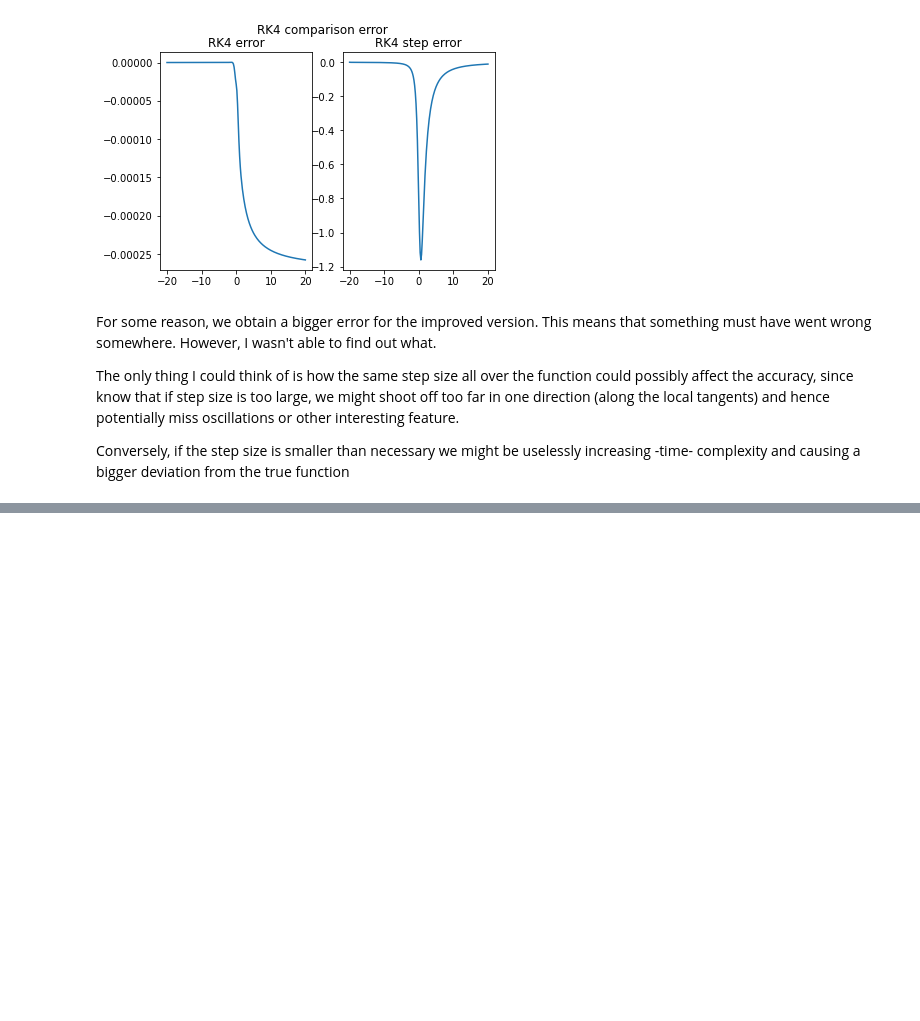
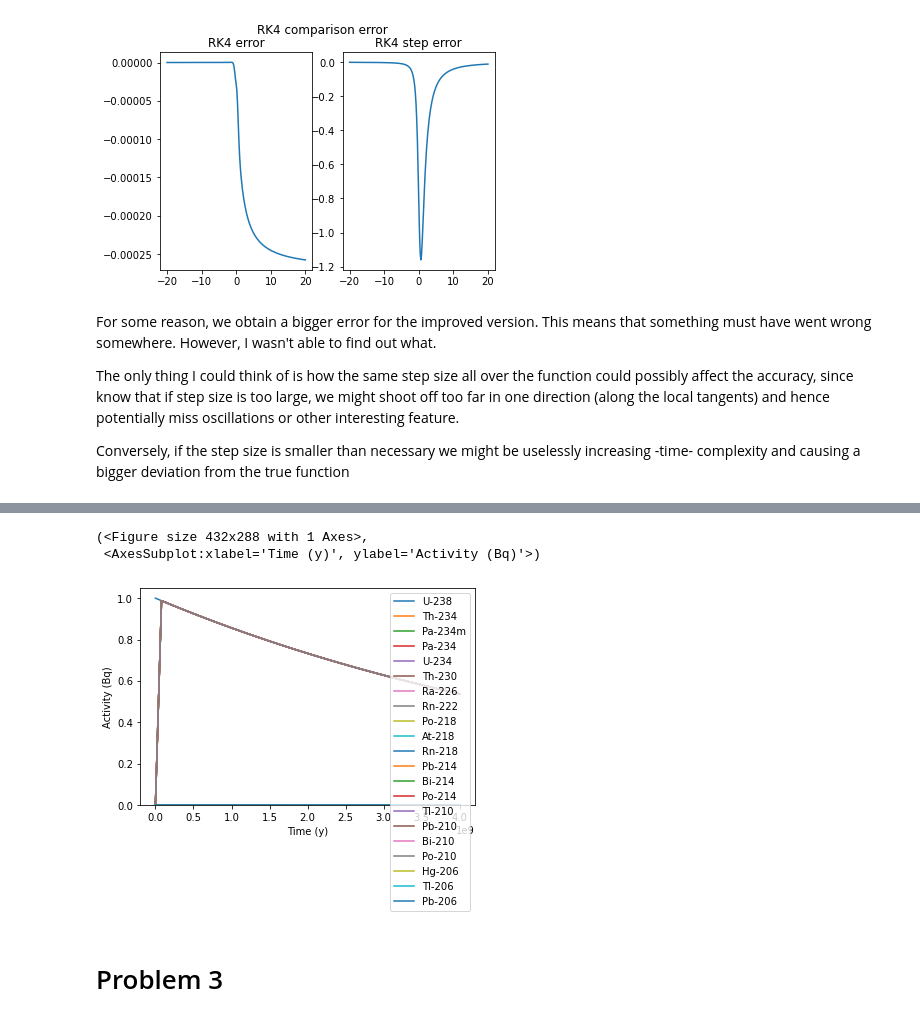
Before and after one commit to Psychohacker7/PHYS512, a Jupyter notebook: PSET3.ipynb, the cells around one changed output, grey strips where cells are left out. Drawn from its saved outputs; the diff is of its cells as text; code cells hidden in the pictures; blank space fills up the shorter version.

```diff
--- a/PSET3.ipynb
+++ b/PSET3.ipynb
@@ -152,0 +198,8 @@ Conversely, if the step size is smaller than necessary we might be uselessly inc
+# %%
+U238_t0.plot(4e9, 'y', yunits='Bq')
+# %% [output]
+(<Figure size 432x288 with 1 Axes>,
+ <AxesSubplot:xlabel='Time (y)', ylabel='Activity (Bq)'>)
+[figure, added]
+# %% [markdown]
+# Problem 3
```
Also changed, not shown: parts of 8 cells of this notebook.
